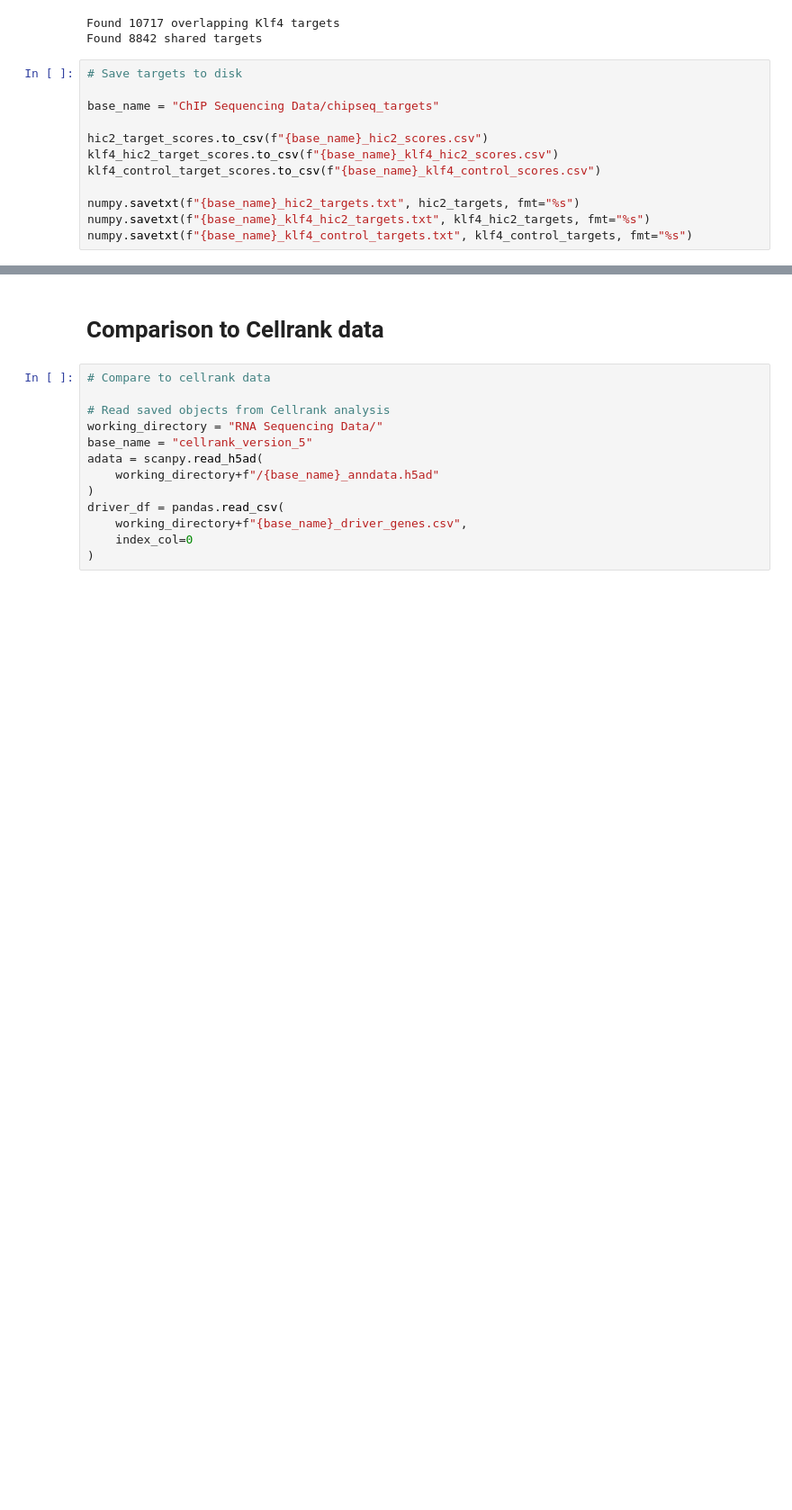
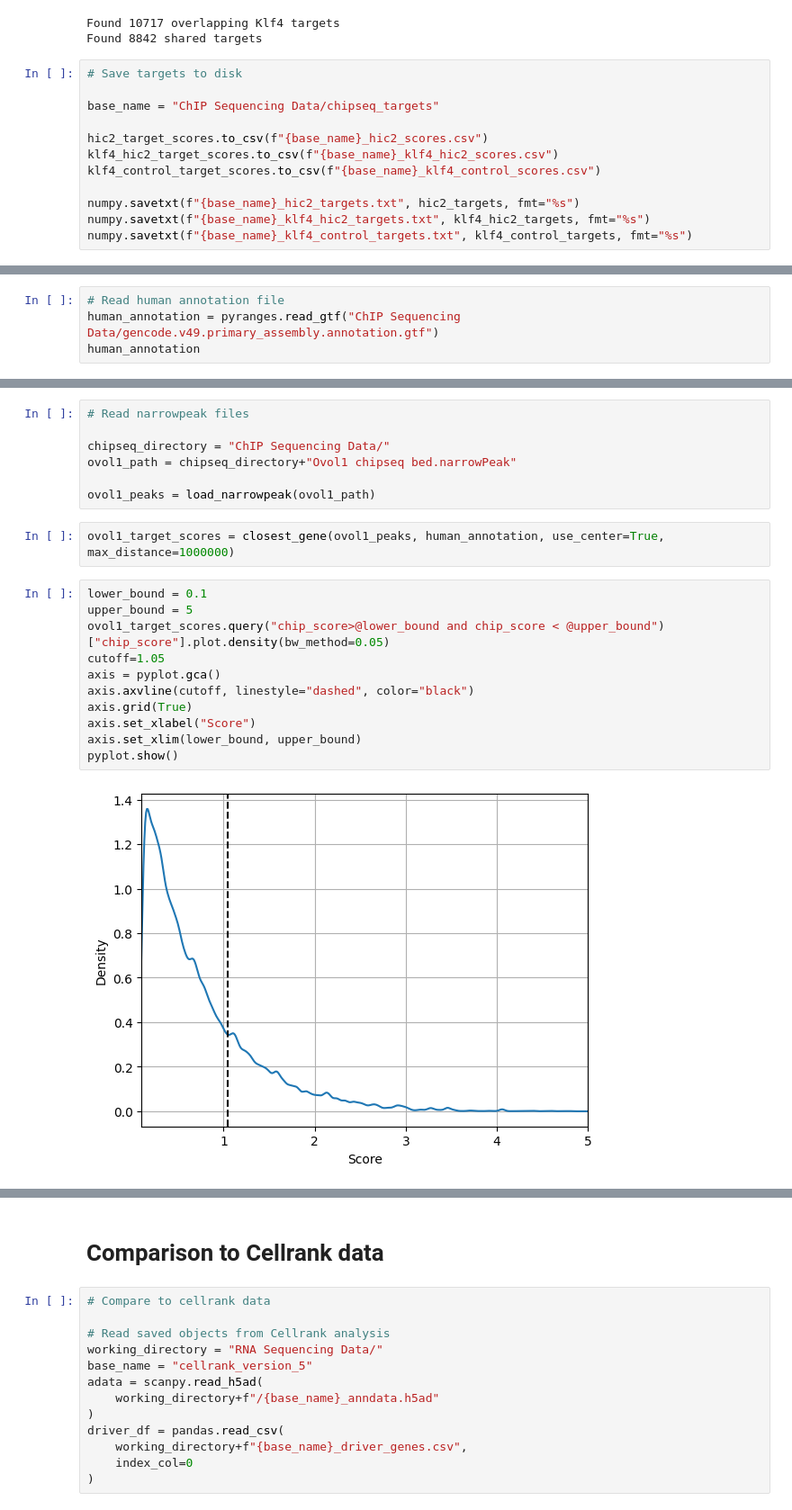
Before and after one commit to logolyte/hic2_masters_project, a Jupyter notebook: Analyze ChIPSeq data version 2.ipynb, the cells around one changed output, grey strips where cells are left out. Shown at 90% size. Drawn from its saved outputs; the diff is of its cells as text; blank space fills up the shorter version.

```diff
--- a/Analyze ChIPSeq data version 2.ipynb
+++ b/Analyze ChIPSeq data version 2.ipynb
@@ -214,0 +223,4 @@ numpy.savetxt(f"{base_name}_klf4_control_targets.txt", klf4_control_targets, fmt
+# %%
+# Read human annotation file
+human_annotation = pyranges.read_gtf("ChIP Sequencing Data/gencode.v49.primary_assembly.annotation.gtf")
+human_annotation
@@ -214,0 +241,22 @@ numpy.savetxt(f"{base_name}_klf4_control_targets.txt", klf4_control_targets, fmt
+# %%
+# Read narrowpeak files
+
+chipseq_directory = "ChIP Sequencing Data/"
+ovol1_path = chipseq_directory+"Ovol1 chipseq bed.narrowPeak"
+
+ovol1_peaks = load_narrowpeak(ovol1_path)
+# %%
+ovol1_target_scores = closest_gene(ovol1_peaks, human_annotation, use_center=True, max_distance=1000000)
+# %%
+lower_bound = 0.1
+upper_bound = 5
+ovol1_target_scores.query("chip_score>@lower_bound and chip_score < @upper_bound")["chip_score"].plot.density(bw_method=0.05)
+cutoff=1.05
+axis = pyplot.gca()
+axis.axvline(cutoff, linestyle="dashed", color="black")
+axis.grid(True)
+axis.set_xlabel("Score")
+axis.set_xlim(lower_bound, upper_bound)
+pyplot.show()
+# %% [output]
+[figure, added]
```
Also changed, not shown: parts of 8 cells of this notebook, 11 other files.
